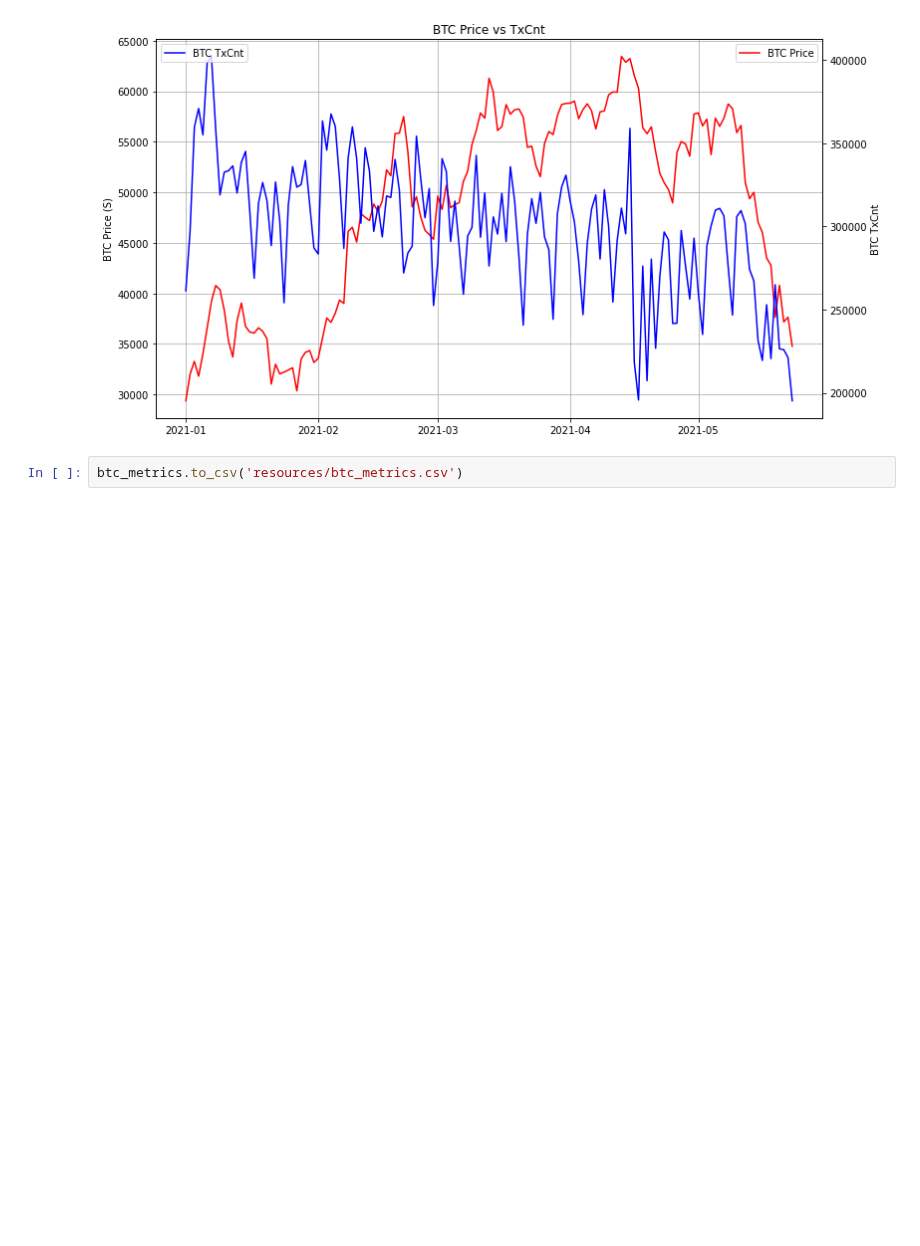
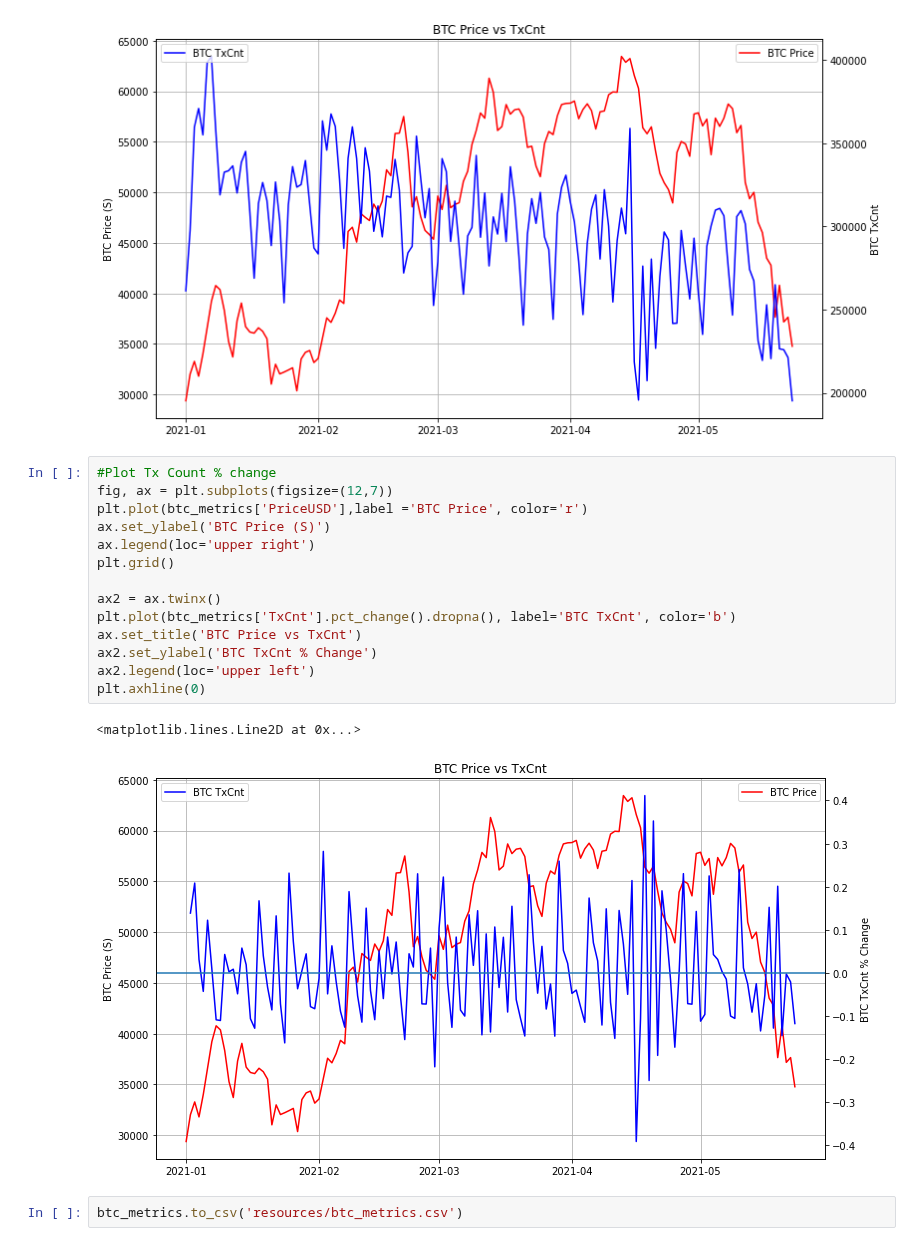
Before and after one commit to dbogatic/crypto-analysis, a Jupyter notebook: btc_coinmetrics.ipynb, the cells around one changed output. Saved outputs shown, nothing was run; the diff lists cells and outputs as text; blank space fills up the shorter version.

Commit message:
edit plots

```diff
--- a/btc_coinmetrics.ipynb
+++ b/btc_coinmetrics.ipynb
@@ -120,5 +120,22 @@ ax2.legend(loc='upper left')
 # %% [output]
 <matplotlib.legend.Legend at 0x...>
 [figure]
+# %%
+#Plot Tx Count % change
+fig, ax = plt.subplots(figsize=(12,7))
+plt.plot(btc_metrics['PriceUSD'],label ='BTC Price', color='r')
+ax.set_ylabel('BTC Price (S)')
+ax.legend(loc='upper right')
+plt.grid()
+
+ax2 = ax.twinx()
+plt.plot(btc_metrics['TxCnt'].pct_change().dropna(), label='BTC TxCnt', color='b')
+ax.set_title('BTC Price vs TxCnt')
+ax2.set_ylabel('BTC TxCnt % Change')
+ax2.legend(loc='upper left')
+plt.axhline(0)
+# %% [output]
+<matplotlib.lines.Line2D at 0x...>
+[figure, added]
 # %%
 btc_metrics.to_csv('resources/btc_metrics.csv')
```
Also changed, not shown: 2 other files.
